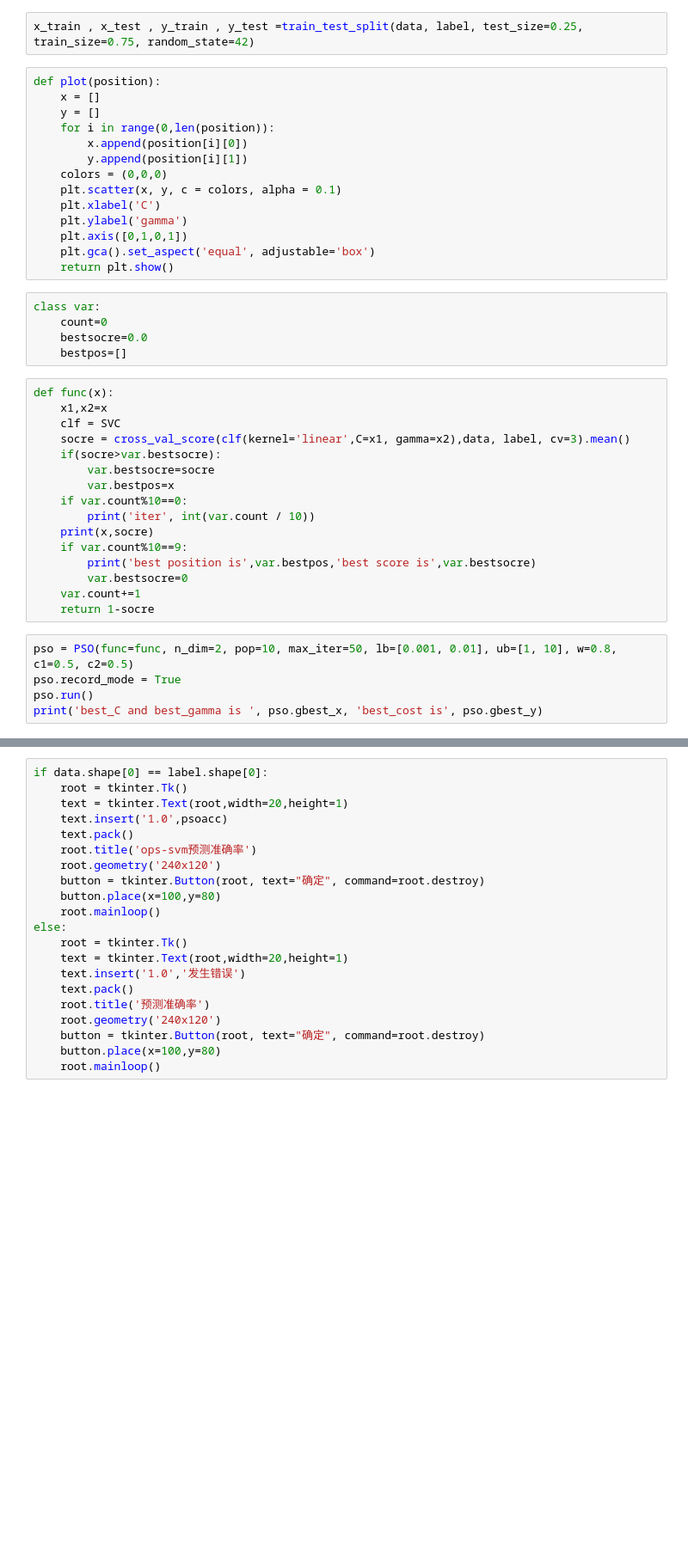
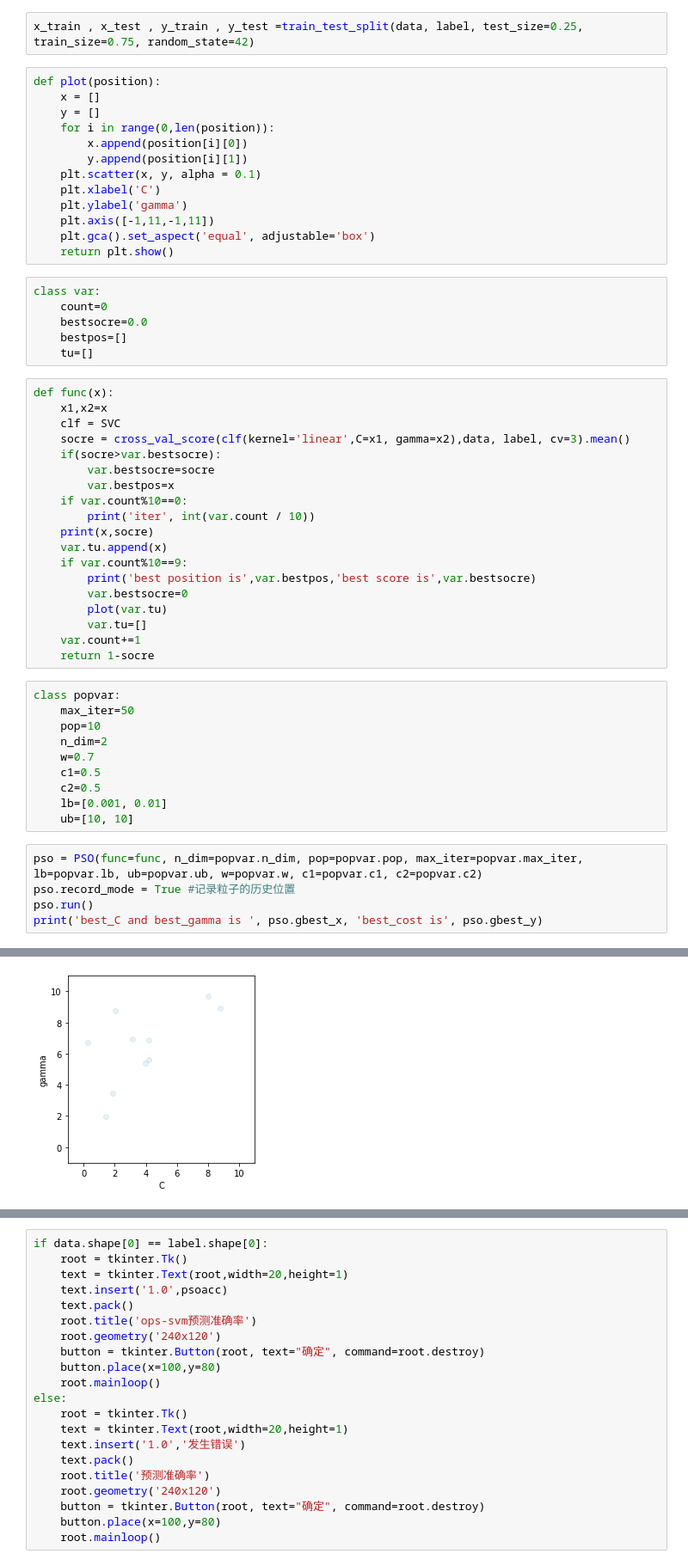
Before and after one commit to daydream1024/PSO-SVM, a Jupyter notebook: PSO-SVM/2023.ipynb, the cells around one changed output, grey strips where cells are left out. Shown: that part at 86% size. Cells and saved outputs as stored; diff of their text form; blank space fills up the shorter version.

```diff
--- a/PSO-SVM/2023.ipynb
+++ b/PSO-SVM/2023.ipynb
@@ -52,11 +62,10 @@ def plot(position):
     for i in range(0,len(position)):
         x.append(position[i][0])
         y.append(position[i][1])
-    colors = (0,0,0)
-    plt.scatter(x, y, c = colors, alpha = 0.1)
+    plt.scatter(x, y, alpha = 0.1)
     plt.xlabel('C')
     plt.ylabel('gamma')
-    plt.axis([0,1,0,1])
+    plt.axis([-1,11,-1,11])
     plt.gca().set_aspect('equal', adjustable='box')
     return plt.show()
 # %%
@@ -64,6 +73,7 @@ class var:
     count=0
     bestsocre=0.0
     bestpos=[]
+    tu=[]
 # %%
 def func(x):
     x1,x2=x
@@ -75,13 +85,27 @@ def func(x):
     if var.count%10==0:
         print('iter', int(var.count / 10))
     print(x,socre)
+    var.tu.append(x)
     if var.count%10==9:
         print('best position is',var.bestpos,'best score is',var.bestsocre)
         var.bestsocre=0
+        plot(var.tu)
+        var.tu=[]
     var.count+=1
     return 1-socre
+# %%
+class popvar:
+    max_iter=50
+    pop=10
+    n_dim=2
+    w=0.7
+    c1=0.5
+    c2=0.5
+    lb=[0.001, 0.01]
+    ub=[10, 10]
 # %%
-pso = PSO(func=func, n_dim=2, pop=10, max_iter=50, lb=[0.001, 0.01], ub=[1, 10], w=0.8, c1=0.5, c2=0.5)
-pso.record_mode = True
+pso = PSO(func=func, n_dim=popvar.n_dim, pop=popvar.pop, max_iter=popvar.max_iter, lb=popvar.lb, ub=popvar.ub, w=popvar.w, c1=popvar.c1, c2=popvar.c2)
+pso.record_mode = True #记录粒子的历史位置
 pso.run()
 print('best_C and best_gamma is ', pso.gbest_x, 'best_cost is', pso.gbest_y)
+# %% [output]
@@ -87,0 +124 @@ print('best_C and best_gamma is ', pso.gbest_x, 'best_cost is', pso.gbest_y)
+[figure, added]
```
Also changed, not shown: parts of 8 cells of this notebook.
